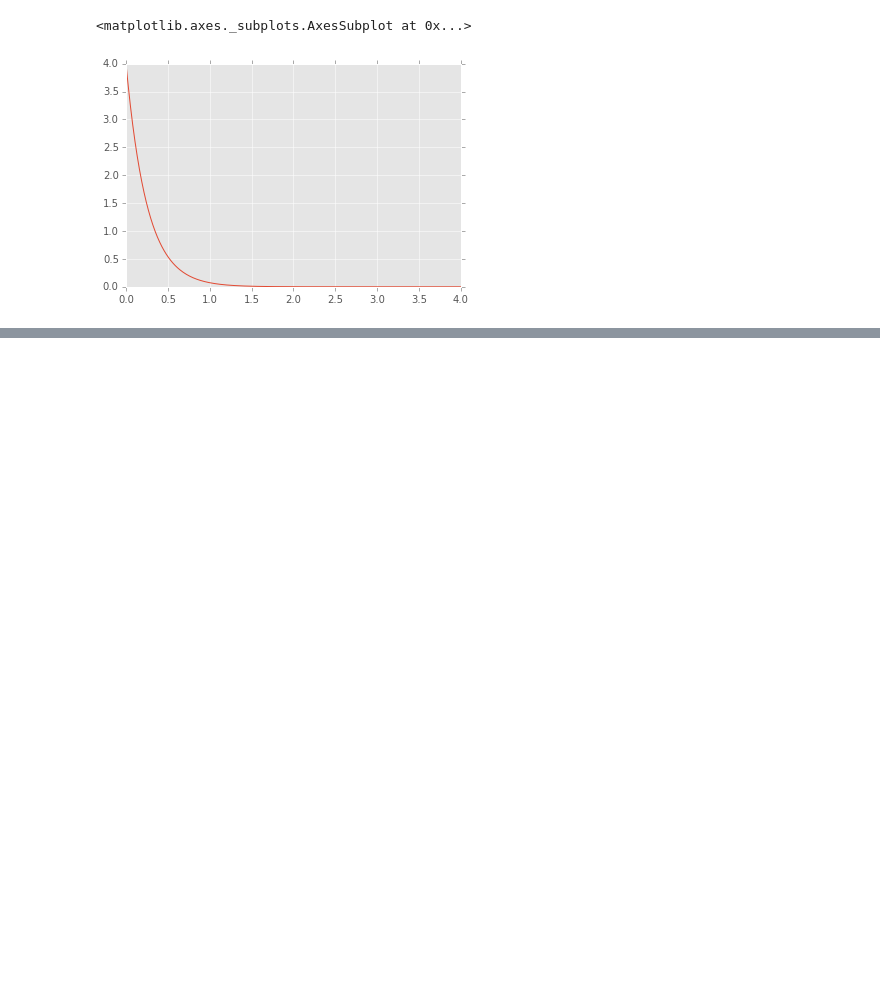
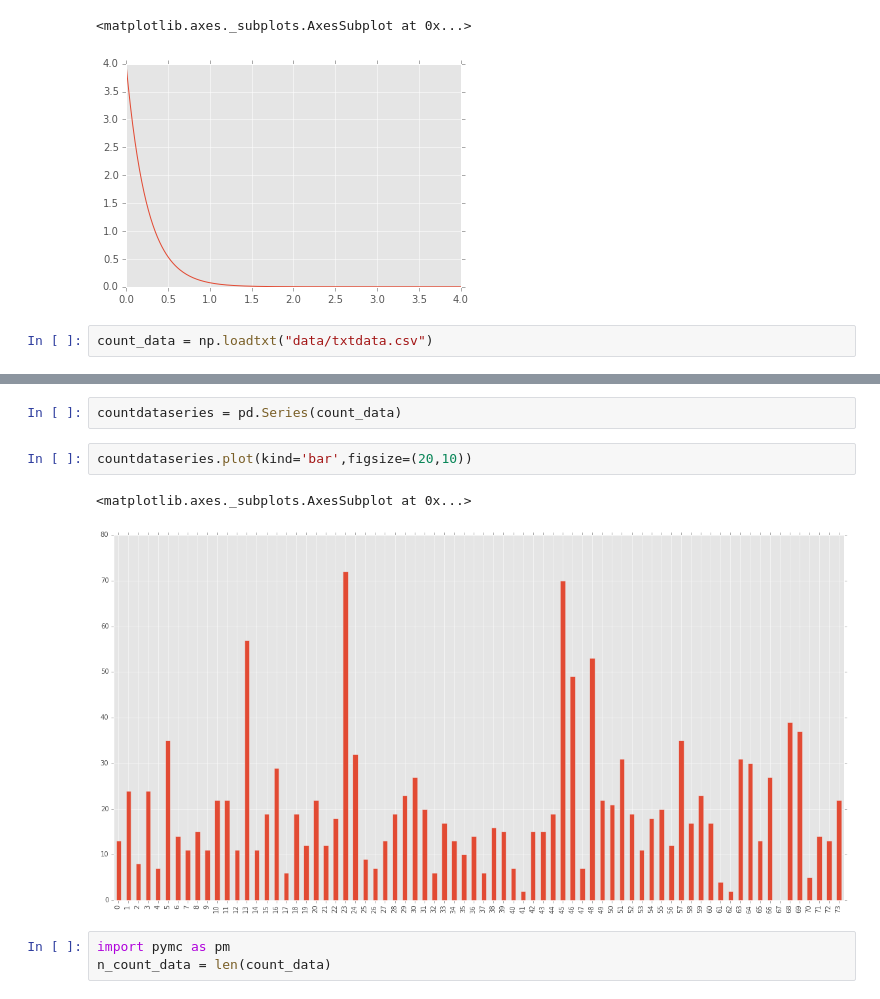
Before and after one commit to doolingdavid/Probabilistic-Programming-and-Bayesian-Methods-for-Hackers, a Jupyter notebook: Chapter1_Introduction/bayestest.ipynb, the cells around one changed output, grey strips where cells are left out. Drawn from its saved outputs; the diff is of its cells as text; blank space fills up the shorter version.

```diff
--- a/Chapter1_Introduction/bayestest.ipynb
+++ b/Chapter1_Introduction/bayestest.ipynb
@@ -44,3 +44,5 @@ dumsupduh.plot()
 # %% [output]
 <matplotlib.axes._subplots.AxesSubplot at 0x...>
 [figure]
+# %%
+count_data = np.loadtxt("data/txtdata.csv")
@@ -46,0 +59,10 @@ dumsupduh.plot()
+# %%
+countdataseries = pd.Series(count_data)
+# %%
+countdataseries.plot(kind='bar',figsize=(20,10))
+# %% [output]
+<matplotlib.axes._subplots.AxesSubplot at 0x...>
+[figure, added]
+# %%
+import pymc as pm
+n_count_data = len(count_data)
```
Also changed, not shown: parts of 6 cells of this notebook.
